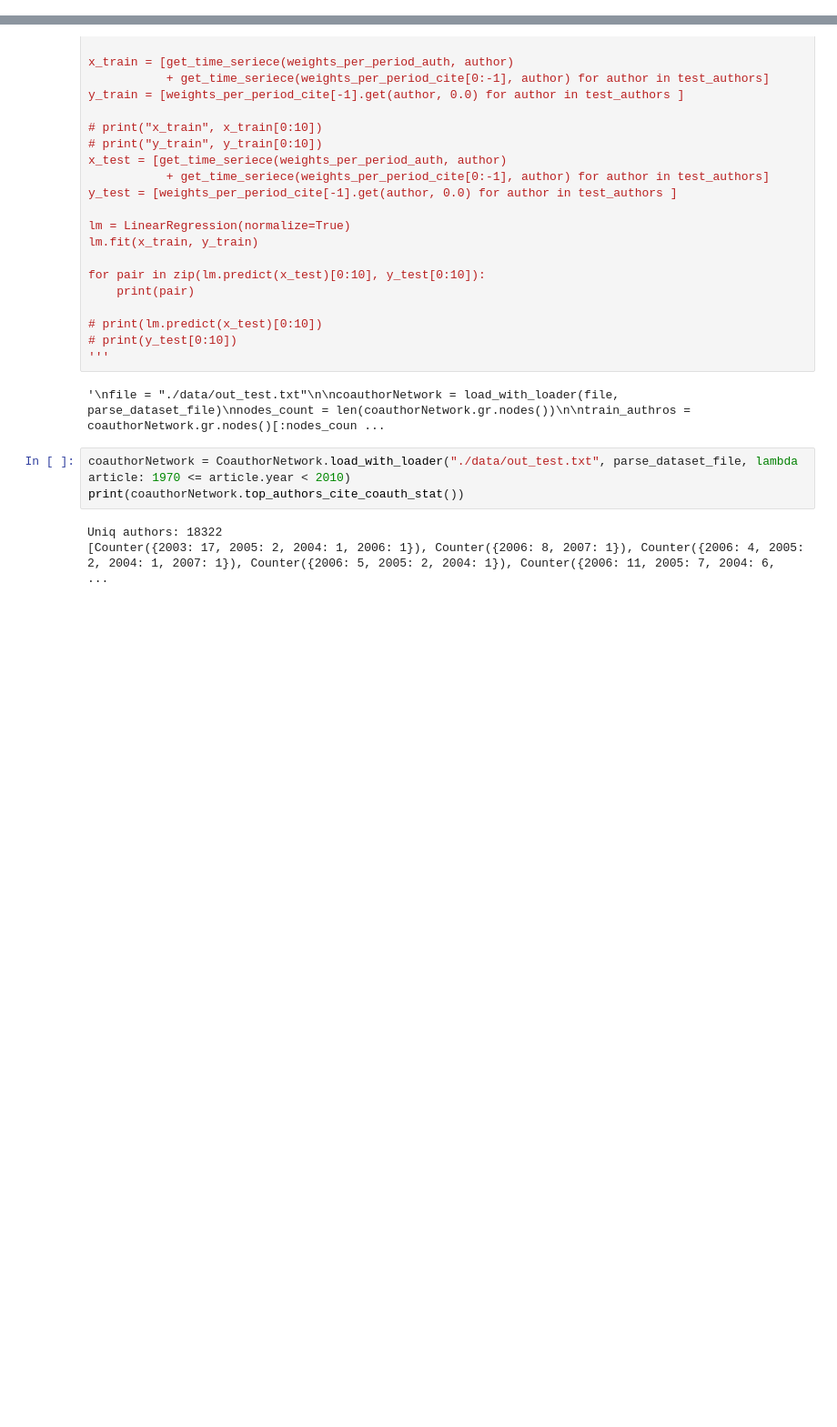
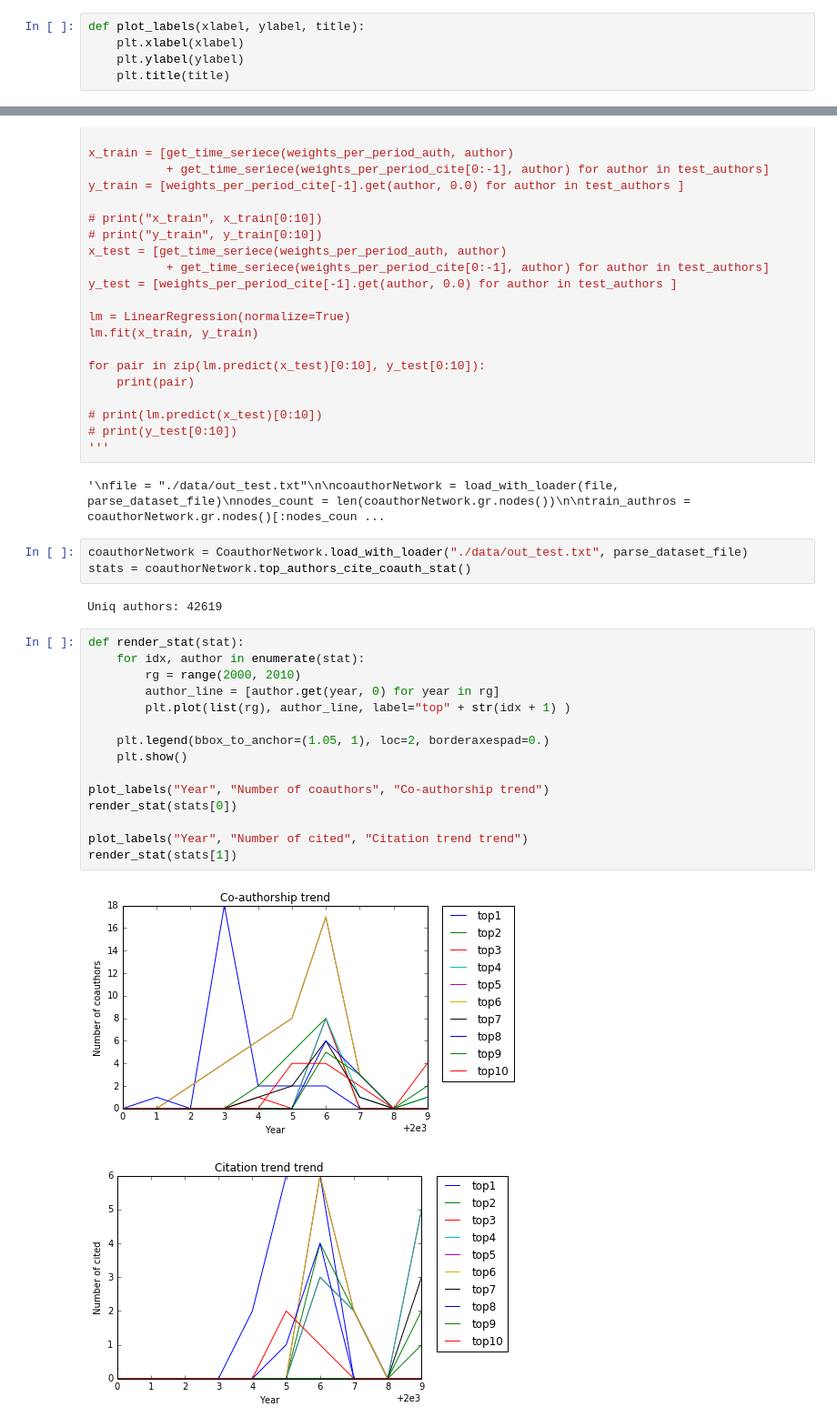
Before and after one commit to generall/citation_analisis, a Jupyter notebook: coauthors.ipynb, the cells around one changed output, grey strips where cells are left out. Shown at 91% size. Drawn from its saved outputs; the diff is of its cells as text; blank space fills up the shorter version.

Commit message:
trends

```diff
--- a/coauthors.ipynb
+++ b/coauthors.ipynb
@@ -27,6 +27,11 @@ from IPython.core.display import Image, display
 def take(n, iterable):
     "Return first n items of the iterable as a list"
     return list(islice(iterable, n))
+# %%
+def plot_labels(xlabel, ylabel, title):
+    plt.xlabel(xlabel)
+    plt.ylabel(ylabel)
+    plt.title(title)
 # %%
 def plot_dict(stat, xlbl, ylbl):
     plt.plot([x for x in stat.keys()], [x for x in stat.values()])
@@ -137,8 +129,25 @@ for pair in zip(lm.predict(x_test)[0:10], y_test[0:10]):
 # %% [output]
 '\nfile = "./data/out_test.txt"\n\ncoauthorNetwork = load_with_loader(file, parse_dataset_file)\nnodes_count = len(coauthorNetwork.gr.nodes())\n\ntrain_authros = coauthorNetwork.gr.nodes()[:nodes_coun ...
 # %%
-coauthorNetwork = CoauthorNetwork.load_with_loader("./data/out_test.txt", parse_dataset_file, lambda article: 1970 <= article.year < 2010)
-print(coauthorNetwork.top_authors_cite_coauth_stat())
+coauthorNetwork = CoauthorNetwork.load_with_loader("./data/out_test.txt", parse_dataset_file)
+stats = coauthorNetwork.top_authors_cite_coauth_stat()
 # %% [output]
-Uniq authors: 18322
-[Counter({2003: 17, 2005: 2, 2004: 1, 2006: 1}), Counter({2006: 8, 2007: 1}), Counter({2006: 4, 2005: 2, 2004: 1, 2007: 1}), Counter({2006: 5, 2005: 2, 2004: 1}), Counter({2006: 11, 2005: 7, 2004: 6,  ...
+Uniq authors: 42619
+# %%
+def render_stat(stat):
+    for idx, author in enumerate(stat):
+        rg = range(2000, 2010)
+        author_line = [author.get(year, 0) for year in rg]
+        plt.plot(list(rg), author_line, label="top" + str(idx + 1) )
+
+    plt.legend(bbox_to_anchor=(1.05, 1), loc=2, borderaxespad=0.)
+    plt.show()
+
+plot_labels("Year", "Number of coauthors", "Co-authorship trend")
+render_stat(stats[0])
+
+plot_labels("Year", "Number of cited", "Citation trend trend")
+render_stat(stats[1])
+# %% [output]
+[figure, added]
+[figure, added]
```
Also changed, not shown: parts of 2 cells of this notebook, 2 other files.
